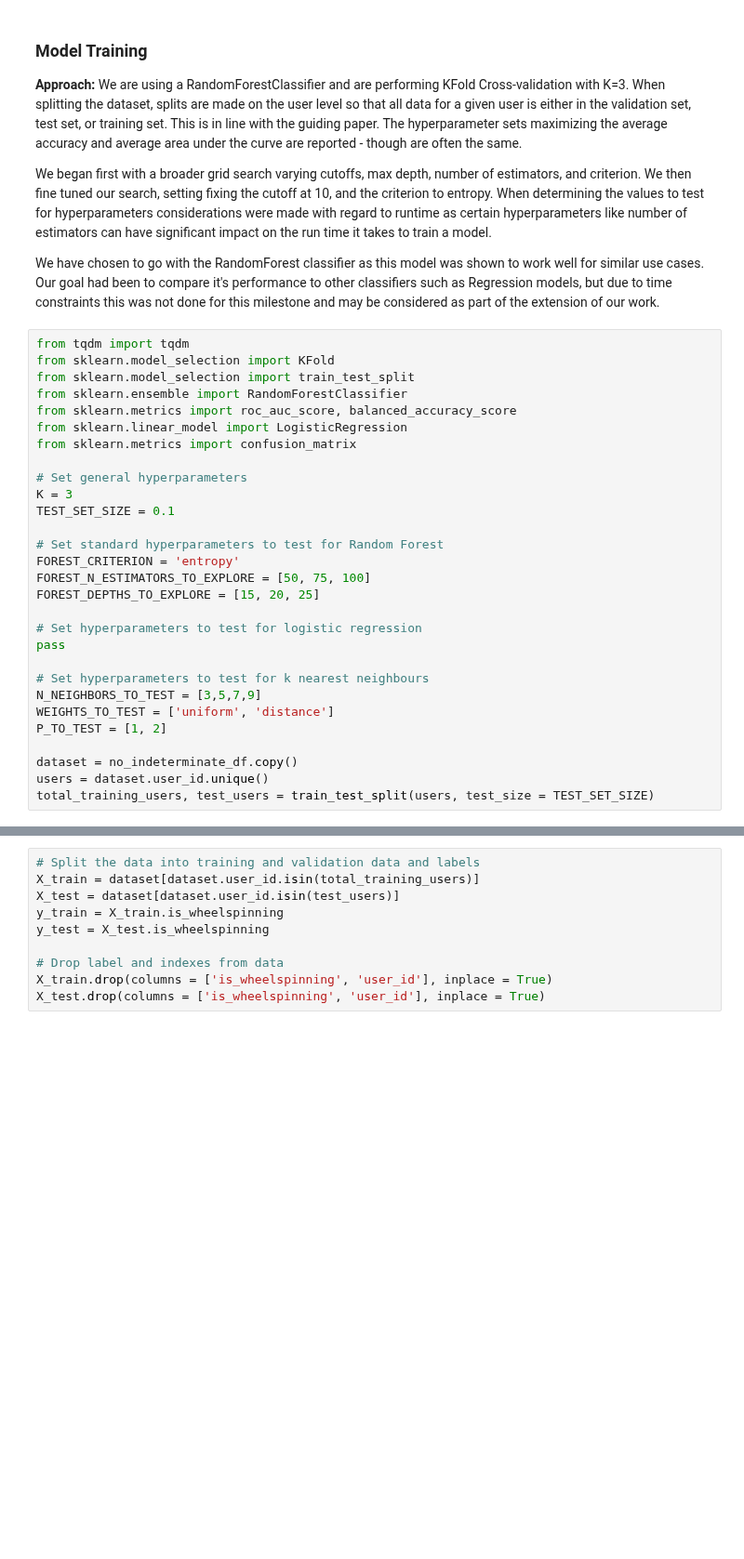
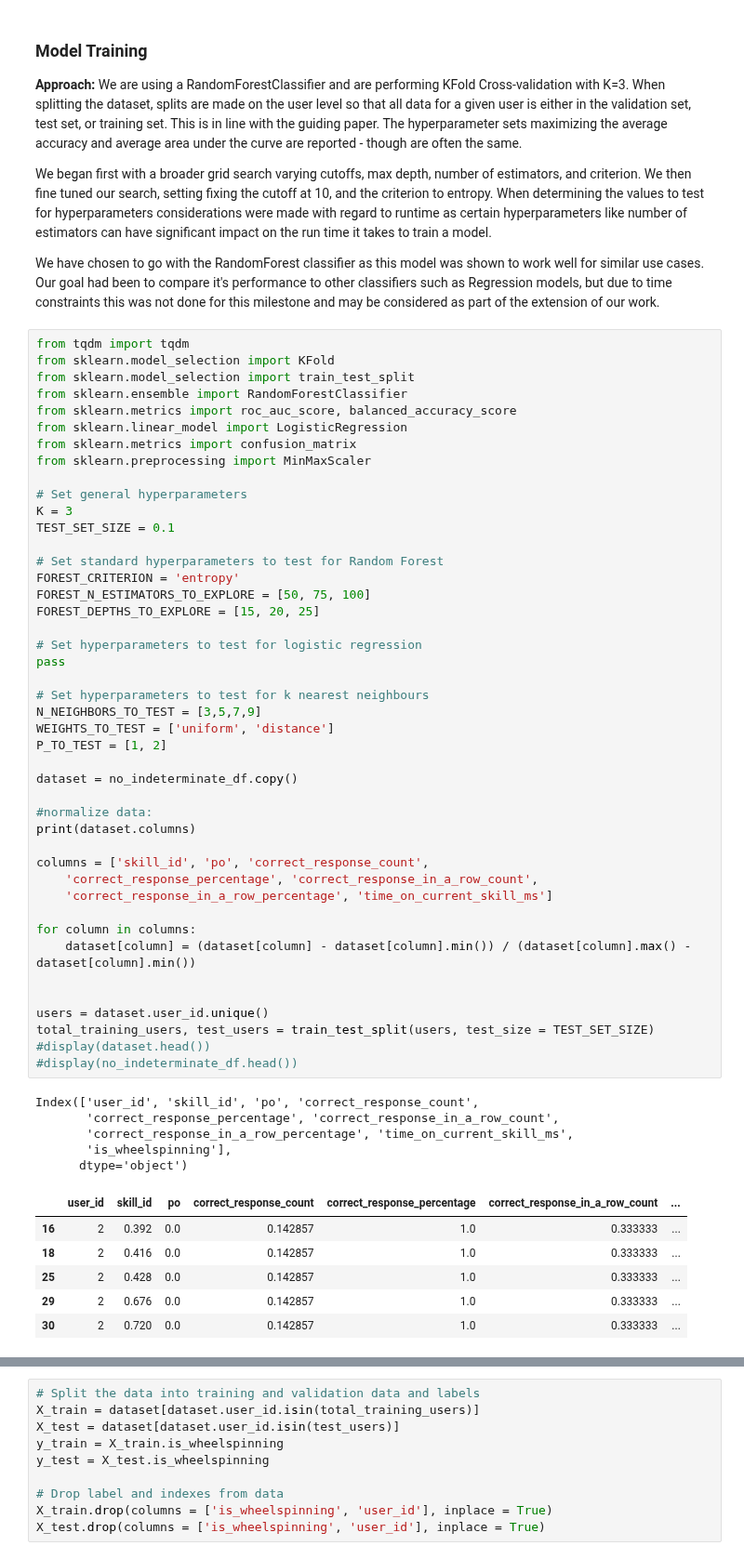
Before and after one commit to odudler/mlbd2023, a Jupyter notebook: m4_calcularis_report.ipynb, the cells around one changed output, grey strips where cells are left out. Shown at 93% size. Drawn from its saved outputs; the diff is of its cells as text; blank space fills up the shorter version.

Commit message:
normalized

```diff
--- a/m4_calcularis_report.ipynb
+++ b/m4_calcularis_report.ipynb
@@ -575,29 +575,56 @@ We have chosen to go with the RandomForest classifier as this model was shown to
 # %%
 from tqdm import tqdm
 from sklearn.model_selection import KFold
 from sklearn.model_selection import train_test_split
 from sklearn.ensemble import RandomForestClassifier
 from sklearn.metrics import roc_auc_score, balanced_accuracy_score
 from sklearn.linear_model import LogisticRegression
 from sklearn.metrics import confusion_matrix
+from sklearn.preprocessing import MinMaxScaler
 
 # Set general hyperparameters
 K = 3
 TEST_SET_SIZE = 0.1
 
 # Set standard hyperparameters to test for Random Forest
 FOREST_CRITERION = 'entropy'
 FOREST_N_ESTIMATORS_TO_EXPLORE = [50, 75, 100]
 FOREST_DEPTHS_TO_EXPLORE = [15, 20, 25]
 
 # Set hyperparameters to test for logistic regression
 pass
 
 # Set hyperparameters to test for k nearest neighbours
 N_NEIGHBORS_TO_TEST = [3,5,7,9]
 WEIGHTS_TO_TEST = ['uniform', 'distance']
 P_TO_TEST = [1, 2]
 
 dataset = no_indeterminate_df.copy()
+
+#normalize data:
+print(dataset.columns)
+
+columns = ['skill_id', 'po', 'correct_response_count',
+    'correct_response_percentage', 'correct_response_in_a_row_count',
+    'correct_response_in_a_row_percentage', 'time_on_current_skill_ms']
+
+for column in columns:
+    dataset[column] = (dataset[column] - dataset[column].min()) / (dataset[column].max() - dataset[column].min())
+
+
 users = dataset.user_id.unique()
 total_training_users, test_users = train_test_split(users, test_size = TEST_SET_SIZE)
+#display(dataset.head())
+#display(no_indeterminate_df.head())
+# %% [output]
+Index(['user_id', 'skill_id', 'po', 'correct_response_count',
+       'correct_response_percentage', 'correct_response_in_a_row_count',
+       'correct_response_in_a_row_percentage', 'time_on_current_skill_ms',
+       'is_wheelspinning'],
+      dtype='object')
+|  | user_id | skill_id | po | correct_response_count | correct_response_percentage | correct_response_in_a_row_count | ... |
+| 16 | 2 | 0.392 | 0.0 | 0.142857 | 1.0 | 0.333333 | ... |
+| 18 | 2 | 0.416 | 0.0 | 0.142857 | 1.0 | 0.333333 | ... |
+| 25 | 2 | 0.428 | 0.0 | 0.142857 | 1.0 | 0.333333 | ... |
+| 29 | 2 | 0.676 | 0.0 | 0.142857 | 1.0 | 0.333333 | ... |
+| 30 | 2 | 0.720 | 0.0 | 0.142857 | 1.0 | 0.333333 | ... |
```
Also changed, not shown: parts of 5 cells of this notebook.
